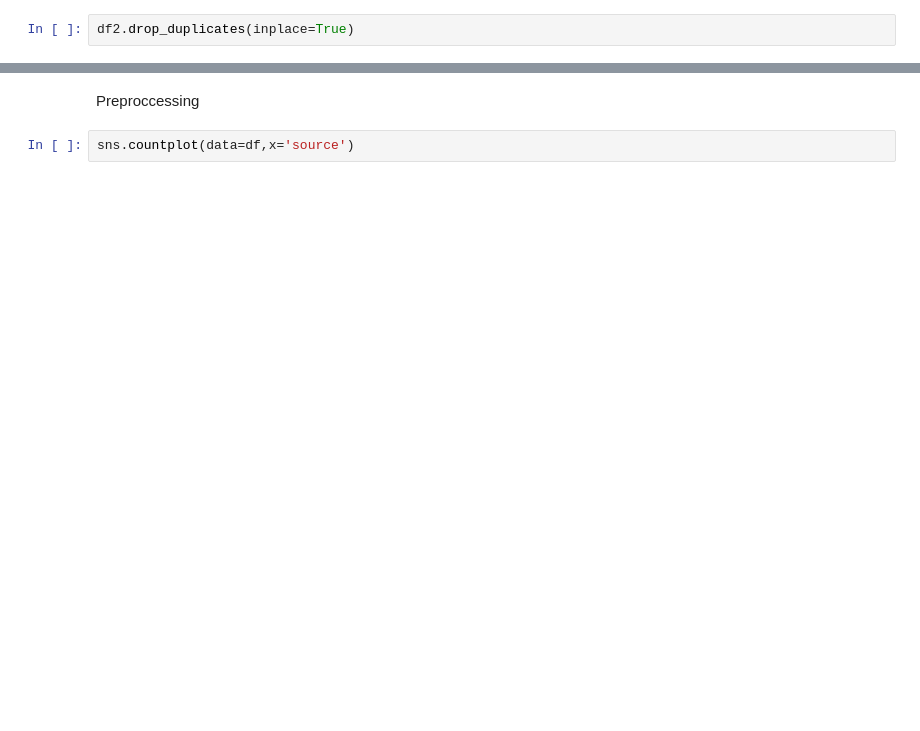
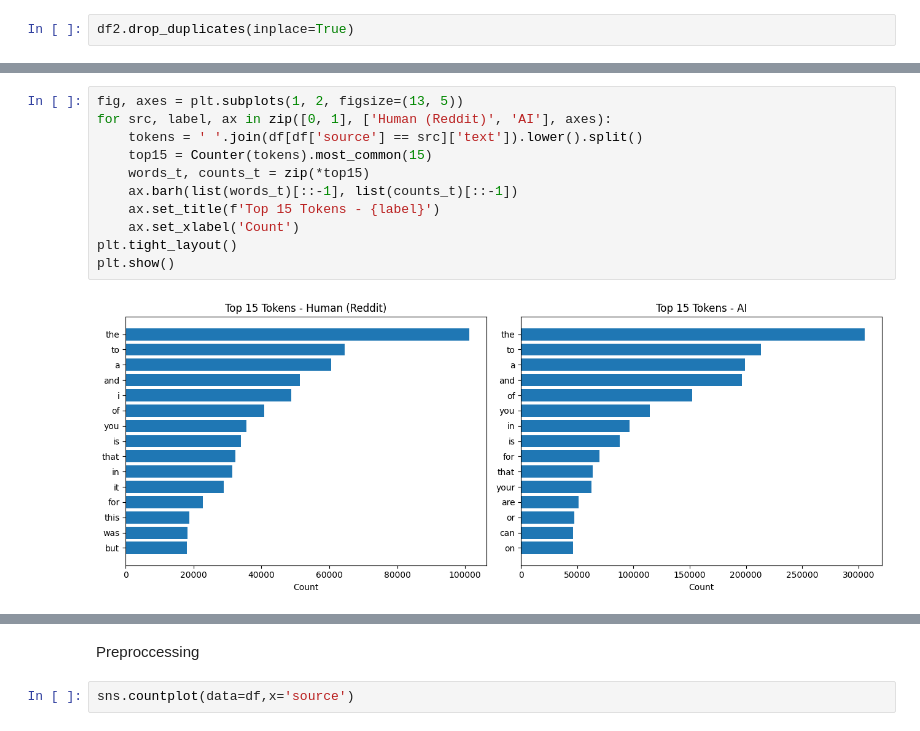
Before and after one commit to Youssef-Abdelshahid/AI-vs-Human-Text-Detection, a Jupyter notebook: AI_vs_Human_Text_Detection_Sentence.ipynb, the cells around one changed output, grey strips where cells are left out. Saved outputs shown, nothing was run; the diff lists cells and outputs as text; blank space fills up the shorter version.

```diff
--- a/AI_vs_Human_Text_Detection_Sentence.ipynb
+++ b/AI_vs_Human_Text_Detection_Sentence.ipynb
@@ -149,0 +393,13 @@ df.duplicated().sum()
+# %%
+fig, axes = plt.subplots(1, 2, figsize=(13, 5))
+for src, label, ax in zip([0, 1], ['Human (Reddit)', 'AI'], axes):
+    tokens = ' '.join(df[df['source'] == src]['text']).lower().split()
+    top15 = Counter(tokens).most_common(15)
+    words_t, counts_t = zip(*top15)
+    ax.barh(list(words_t)[::-1], list(counts_t)[::-1])
+    ax.set_title(f'Top 15 Tokens - {label}')
+    ax.set_xlabel('Count')
+plt.tight_layout()
+plt.show()
+# %% [output]
+[figure, added]
```
Also changed, not shown: parts of 102 cells of this notebook, 3 other files.
